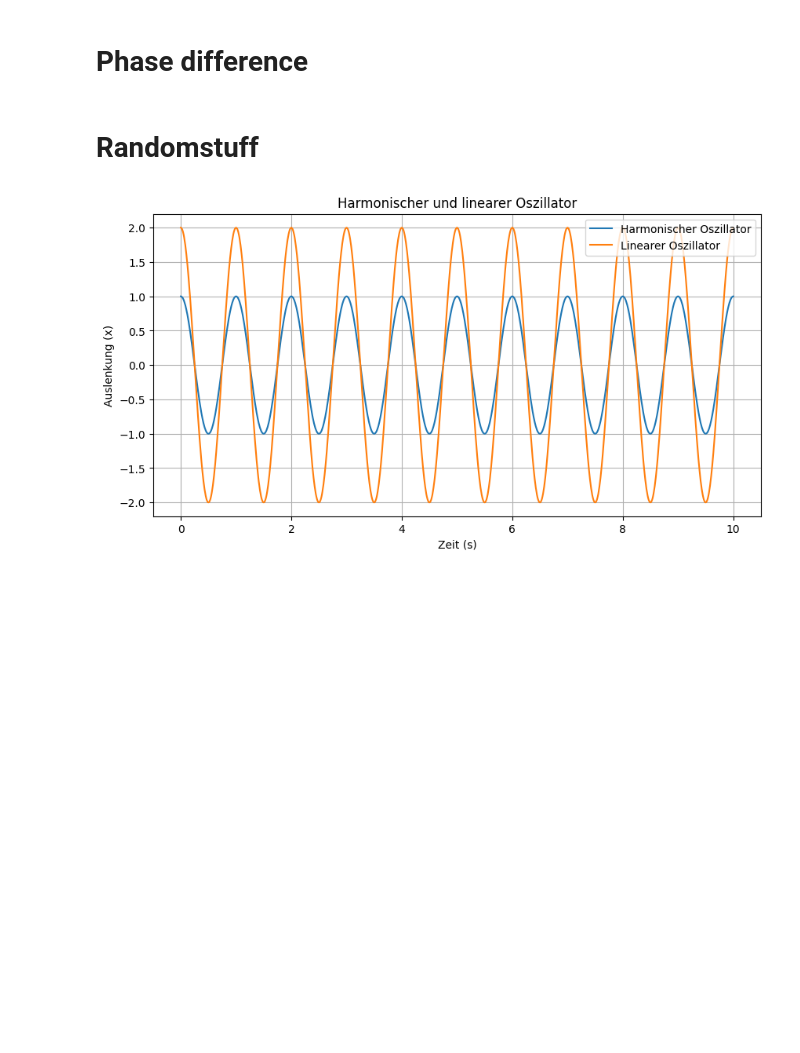
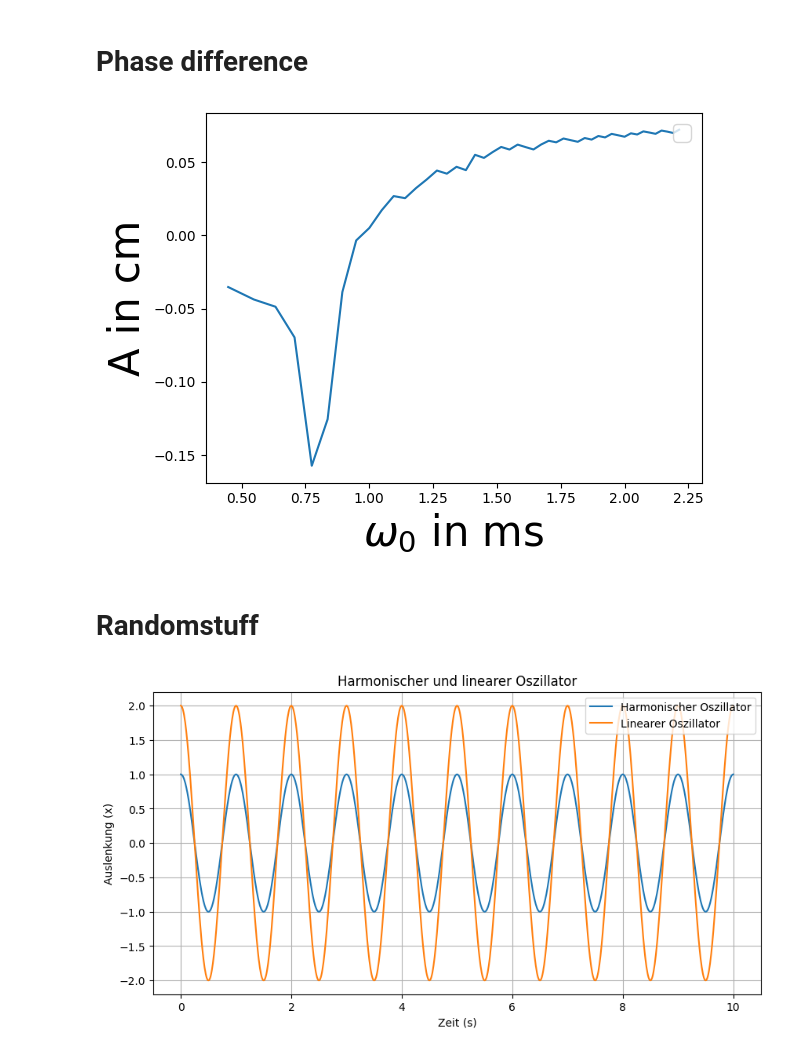
Before and after one commit to huyenanh-nguyen/daniel_model, a Jupyter notebook: ODE/simulation.ipynb, the cells around one changed output. Cells and saved outputs as stored; diff of their text form; code cells hidden in the pictures; blank space fills up the shorter version.

```diff
--- a/ODE/simulation.ipynb
+++ b/ODE/simulation.ipynb
@@ -215,5 +228,15 @@ plt.show()
 # %% [markdown]
 # Phase difference
+# %%
+phaseamp = [amp[0] - i for i in amp]
+
+plt.plot(omega[2:], phaseamp[2:])
+plt.legend(fontsize = 16, loc = "upper right")
+plt.xlabel("$\omega _0$ in ms", fontsize = 30)
+plt.ylabel("A in cm",fontsize = 30)
+plt.show()
+# %% [output]
+[figure, added]
 # %% [markdown]
 # Randomstuff
 # %%
```
Also changed, not shown: parts of 10 cells of this notebook, 2 other files.
